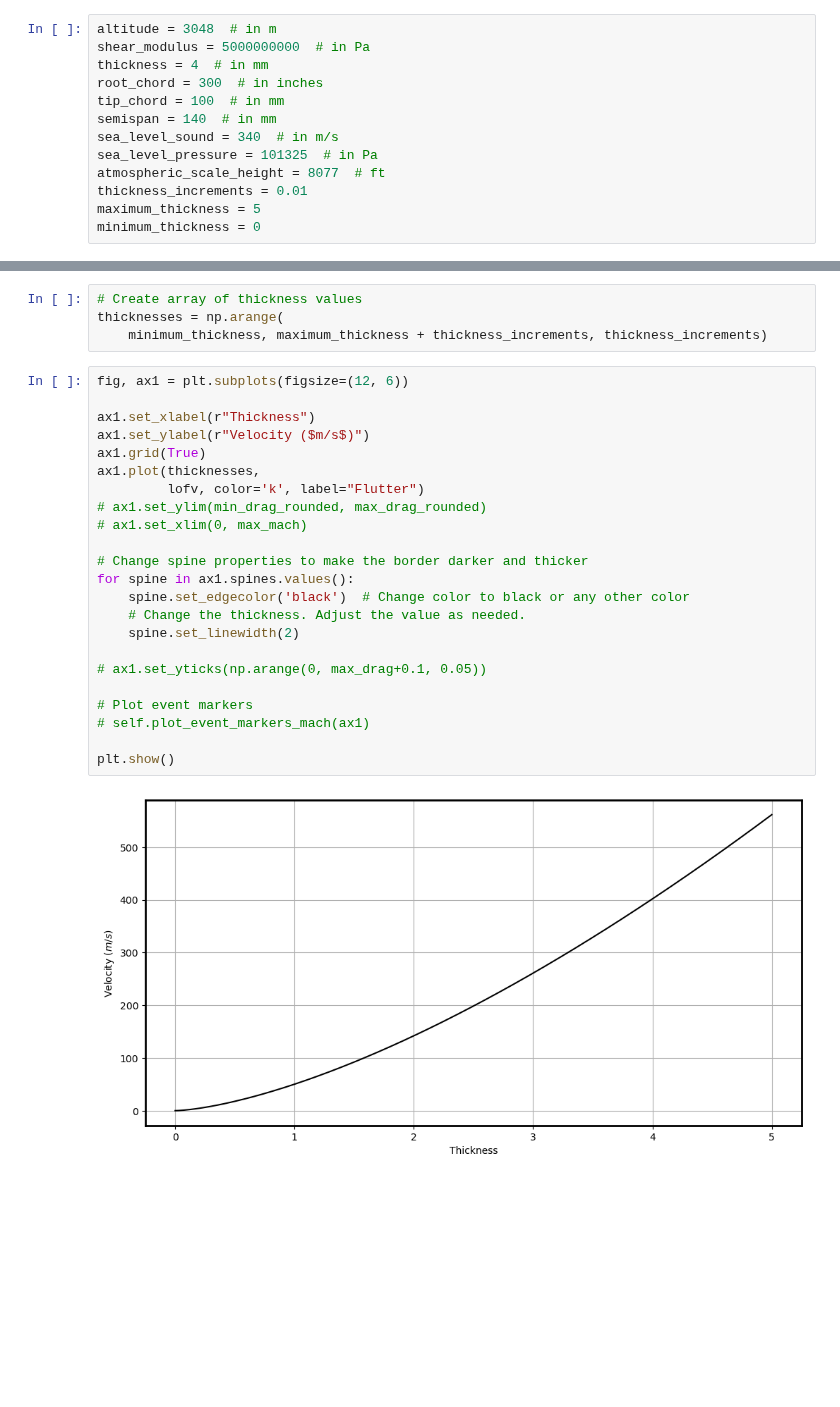
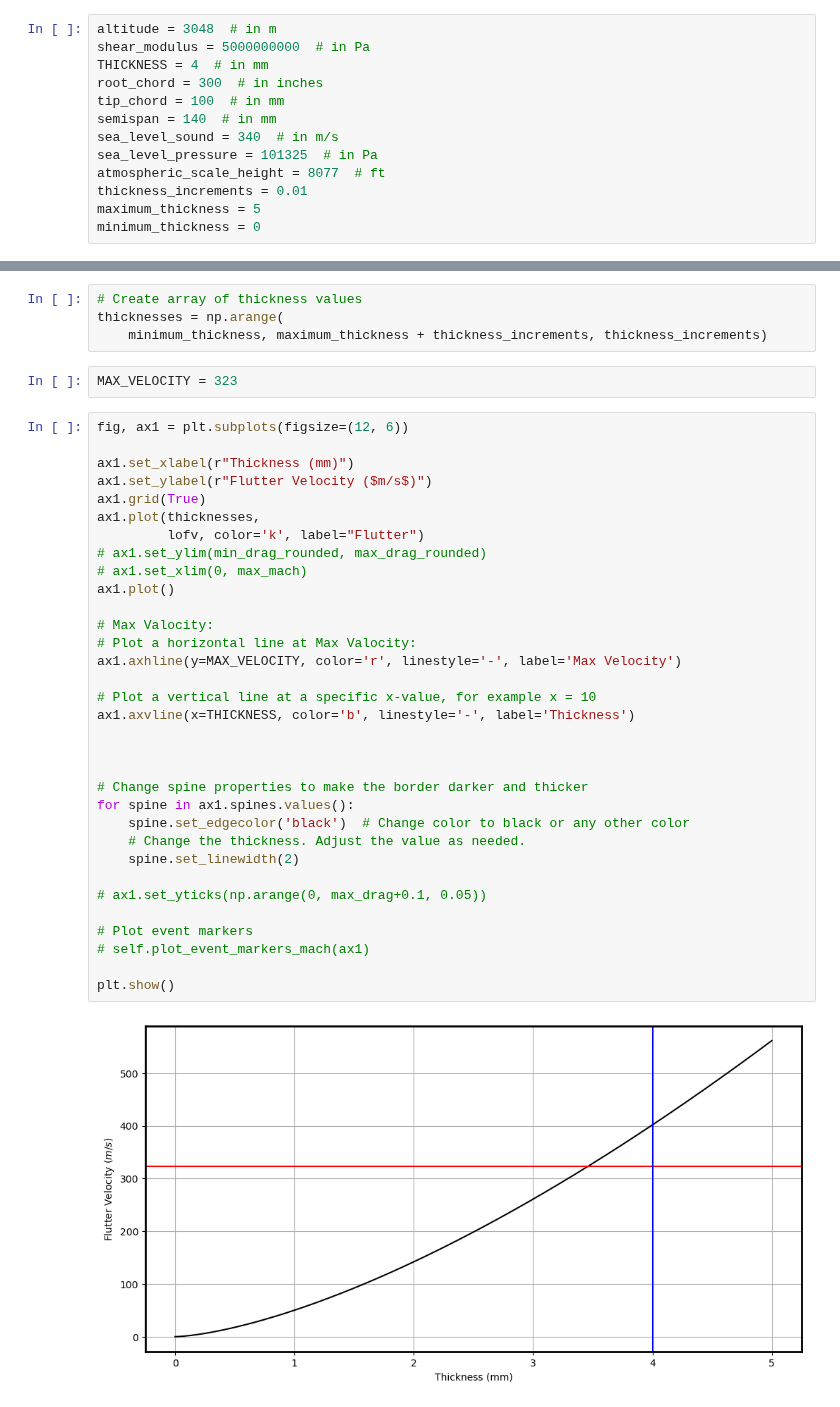
Before and after one commit to Iash5225/Python, a Jupyter notebook: notebooks/finflutter.ipynb, the cells around one changed output, grey strips where cells are left out. Drawn from its saved outputs; the diff is of its cells as text; blank space fills up the shorter version.

```diff
--- a/notebooks/finflutter.ipynb
+++ b/notebooks/finflutter.ipynb
@@ -11,7 +11,7 @@ sys.path.append("..")  # Adds the parent directory to the system pat
 # %%
 altitude = 3048  # in m
 shear_modulus = 5000000000  # in Pa
-thickness = 4  # in mm
+THICKNESS = 4  # in mm
 root_chord = 300  # in inches
 tip_chord = 100  # in mm
 semispan = 140  # in mm
@@ -41,28 +39,40 @@ lofv = list_of_flutter_velocities(minimum_thickness, maximum_thickness, thicknes
 # Create array of thickness values
 thicknesses = np.arange(
     minimum_thickness, maximum_thickness + thickness_increments, thickness_increments)
+# %%
+MAX_VELOCITY = 323
 # %%
 fig, ax1 = plt.subplots(figsize=(12, 6))
 
-ax1.set_xlabel(r"Thickness")
-ax1.set_ylabel(r"Velocity ($m/s$)")
+ax1.set_xlabel(r"Thickness (mm)")
+ax1.set_ylabel(r"Flutter Velocity ($m/s$)")
 ax1.grid(True)
 ax1.plot(thicknesses,
          lofv, color='k', label="Flutter")
 # ax1.set_ylim(min_drag_rounded, max_drag_rounded)
 # ax1.set_xlim(0, max_mach)
+ax1.plot()
+
+# Max Valocity:
+# Plot a horizontal line at Max Valocity:
+ax1.axhline(y=MAX_VELOCITY, color='r', linestyle='-', label='Max Velocity')
+
+# Plot a vertical line at a specific x-value, for example x = 10
+ax1.axvline(x=THICKNESS, color='b', linestyle='-', label='Thickness')
+
+
 
 # Change spine properties to make the border darker and thicker
 for spine in ax1.spines.values():
     spine.set_edgecolor('black')  # Change color to black or any other color
     # Change the thickness. Adjust the value as needed.
     spine.set_linewidth(2)
 
 # ax1.set_yticks(np.arange(0, max_drag+0.1, 0.05))
 
 # Plot event markers
 # self.plot_event_markers_mach(ax1)
 
 plt.show()
 # %% [output]
-[figure, old version]
+[figure, new version]
```
Also changed, not shown: parts of 2 cells of this notebook, 2 other files.
